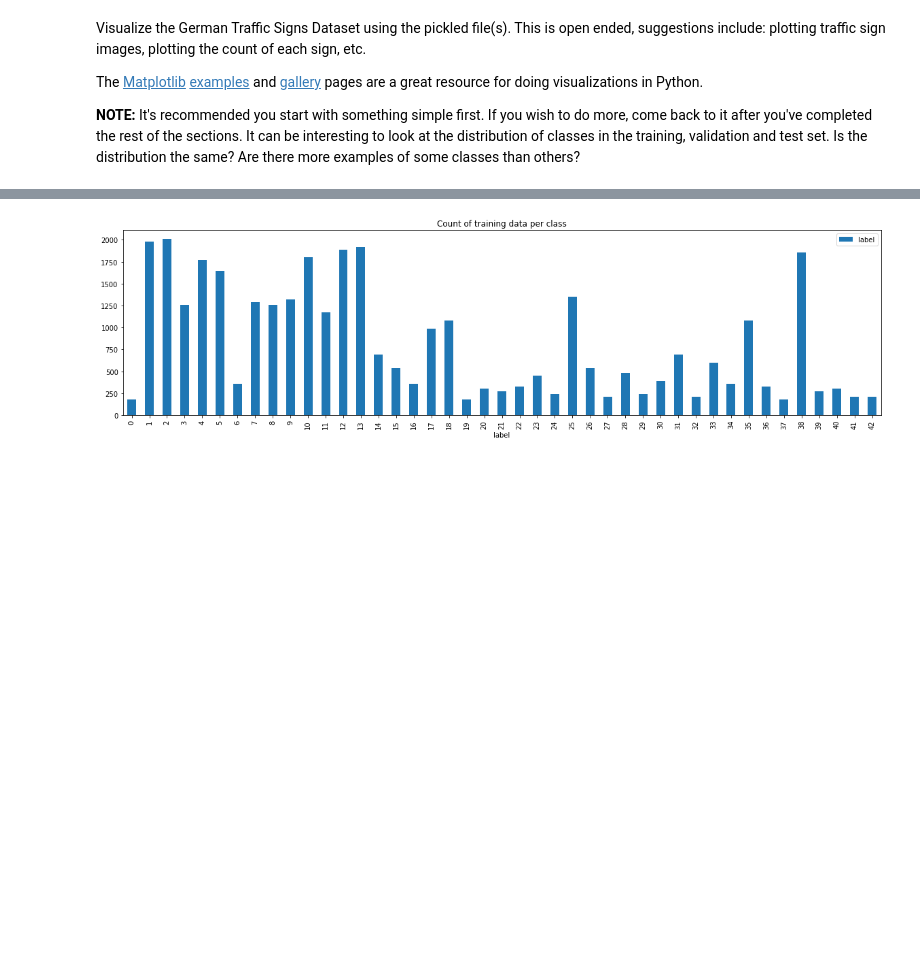
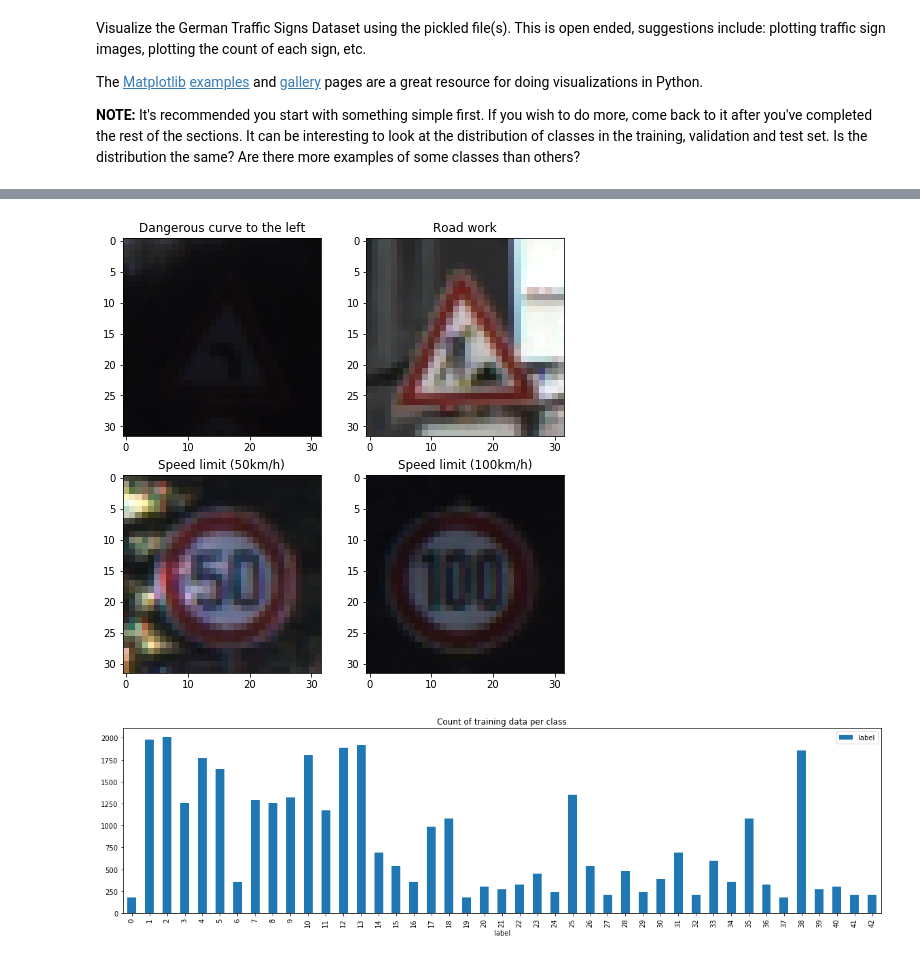
Before and after one commit to mehrshadshams/CarND-Traffic-Sign-Classifier-Project, a Jupyter notebook: Traffic_Sign_Classifier3.ipynb, the cells around one changed output, grey strips where cells are left out. Drawn from its saved outputs; the diff is of its cells as text; code cells hidden in the pictures; blank space fills up the shorter version.

```diff
--- a/Traffic_Sign_Classifier3.ipynb
+++ b/Traffic_Sign_Classifier3.ipynb
@@ -137,3 +142,7 @@ show_images(signs, [sign_label_names[i] for i in sign_labels], rows=2, fname='tr
+# %%
+show_random(X_test_orig, y_test, rows=2, fname='images/test_sample.png')
+# %% [output]
+[figure, added]
 # %%
 # Distribution of the total number of images per class
 
```
Also changed, not shown: parts of 40 cells of this notebook, 26 other files.
